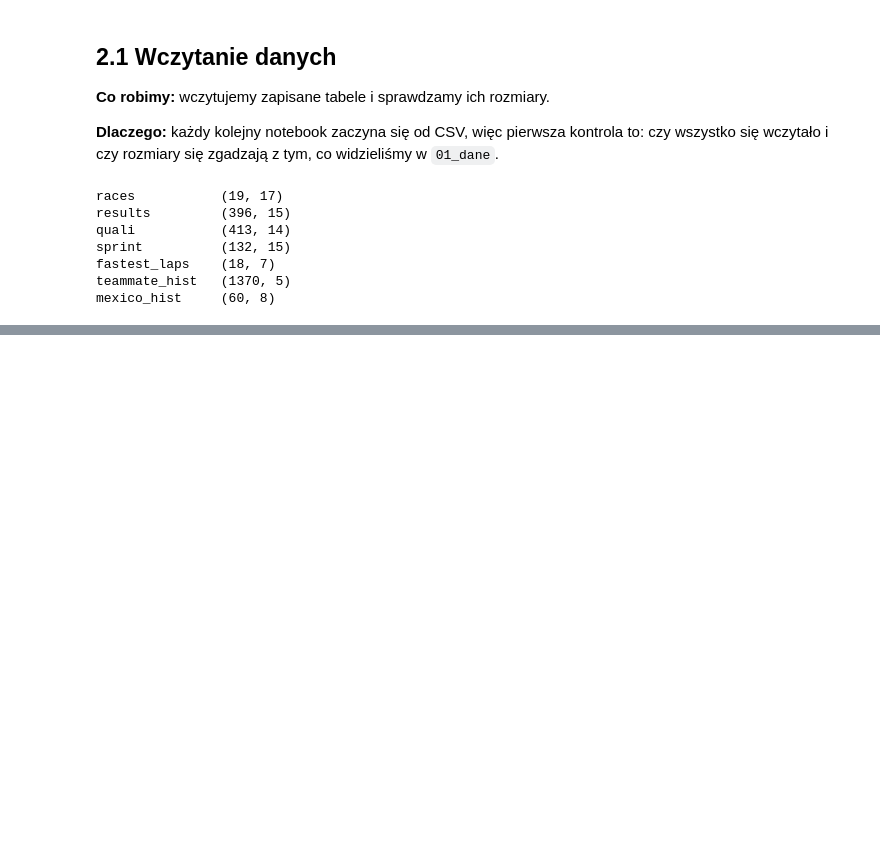
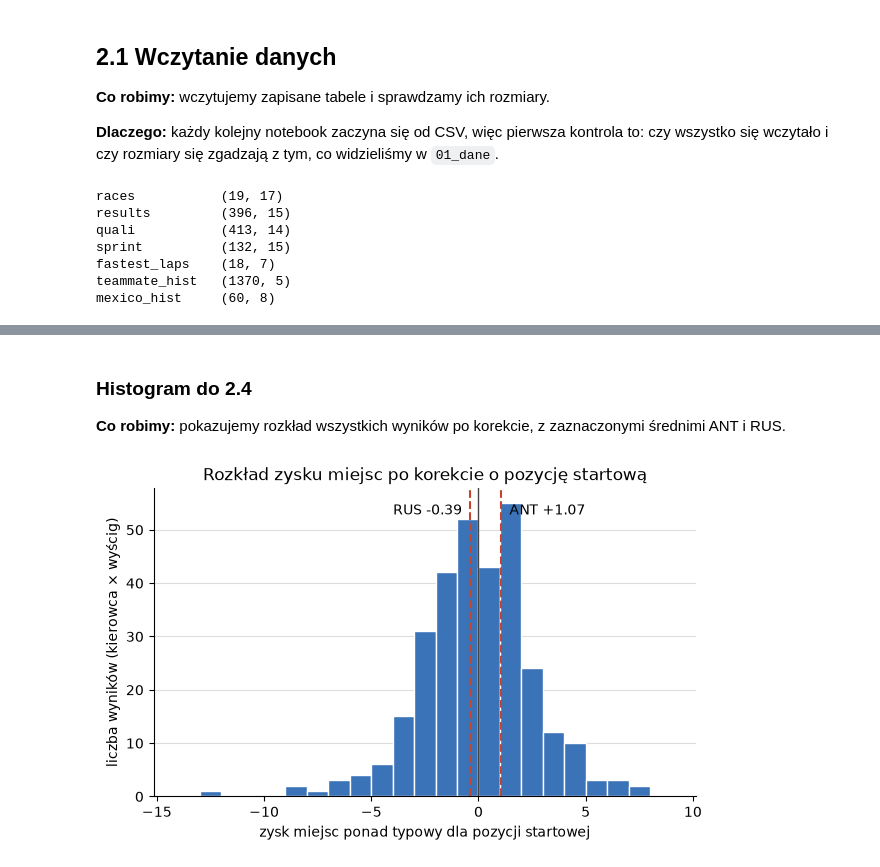
Before and after one commit to Piciu022/Formula-1-predictions-PA, a Jupyter notebook: 01:11: GP Mexico City/02_eda.ipynb, the cells around one changed output, grey strips where cells are left out. Drawn from its saved outputs; the diff is of its cells as text; code cells hidden in the pictures; blank space fills up the shorter version.

```diff
--- a/01:11: GP Mexico City/02_eda.ipynb
+++ b/01:11: GP Mexico City/02_eda.ipynb
@@ -34,0 +142,12 @@ mexico_hist     (60, 8)
+# %%
+finishers = finishers.copy()
+finishers["expected_gain"] = finishers.groupby("position_quali")["gained"].transform("mean")
+finishers["gain_vs_expected"] = finishers["gained"] - finishers["expected_gain"]
+
+skill = (
+    finishers.groupby("name_acronym")
+    .agg(team=("team_name", "last"), races=("gained", "count"), gain_vs_expected=("gain_vs_expected", "mean"))
+    .round(2)
+    .sort_values("gain_vs_expected", ascending=False)
+)
+skill[skill["races"] >= 5]
@@ -34,0 +173,23 @@ mexico_hist     (60, 8)
+# %% [markdown]
+### Histogram do 2.4
+
+**Co robimy:** pokazujemy rozkład wszystkich wyników po korekcie, z zaznaczonymi średnimi ANT i RUS.
+# %%
+fig, ax = plt.subplots(figsize=(7, 4))
+bins = range(-14, 10)
+ax.hist(finishers["gain_vs_expected"], bins=bins, color="#3b73b9", edgecolor="white", linewidth=1)
+ax.axvline(0, color="#444444", linewidth=1)
+for name, ha in [("ANT", "left"), ("RUS", "right")]:
+    value = skill.loc[name, "gain_vs_expected"]
+    ax.axvline(value, color="#c4452d", linewidth=1.5, linestyle="--")
+    ax.text(value, ax.get_ylim()[1] * 0.95, f"{name} {value:+.2f}  " if ha == "right" else f"  {name} {value:+.2f}", ha=ha, va="top")
+ax.set_xlabel("zysk miejsc ponad typowy dla pozycji startowej")
+ax.set_ylabel("liczba wyników (kierowca × wyścig)")
+ax.set_title("Rozkład zysku miejsc po korekcie o pozycję startową")
+ax.grid(axis="y", color="#dddddd", linewidth=0.8)
+ax.set_axisbelow(True)
+for side in ["top", "right"]:
+    ax.spines[side].set_visible(False)
+plt.show()
+# %% [output]
+[figure, added]
```
Also changed, not shown: parts of 19 cells of this notebook.
